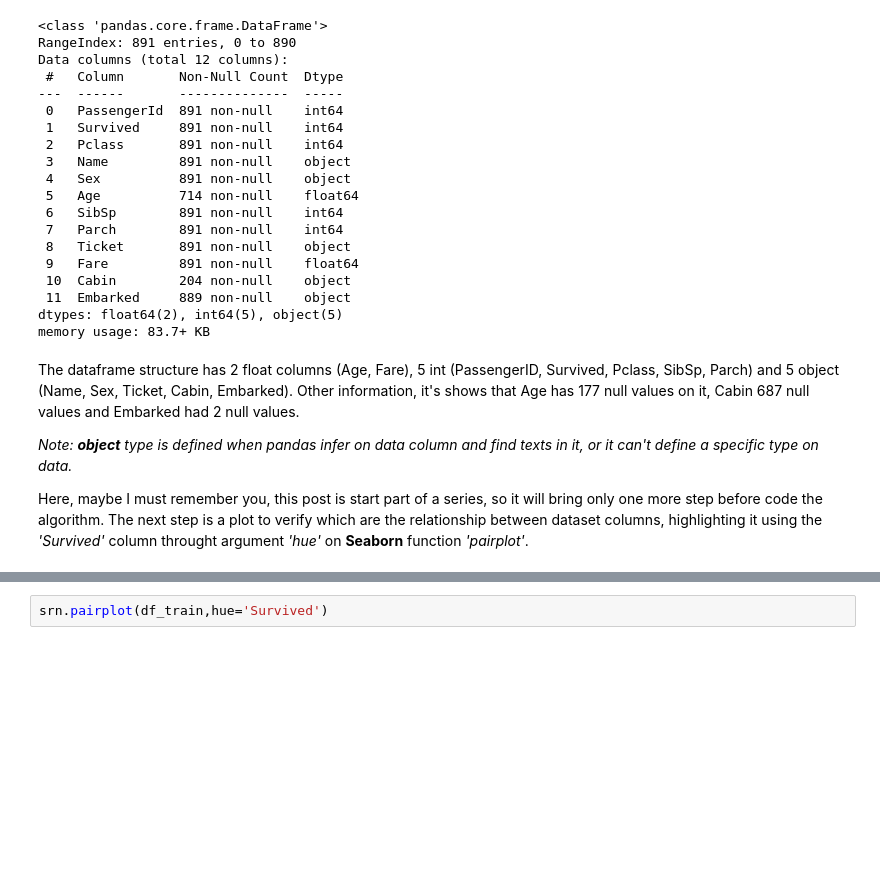
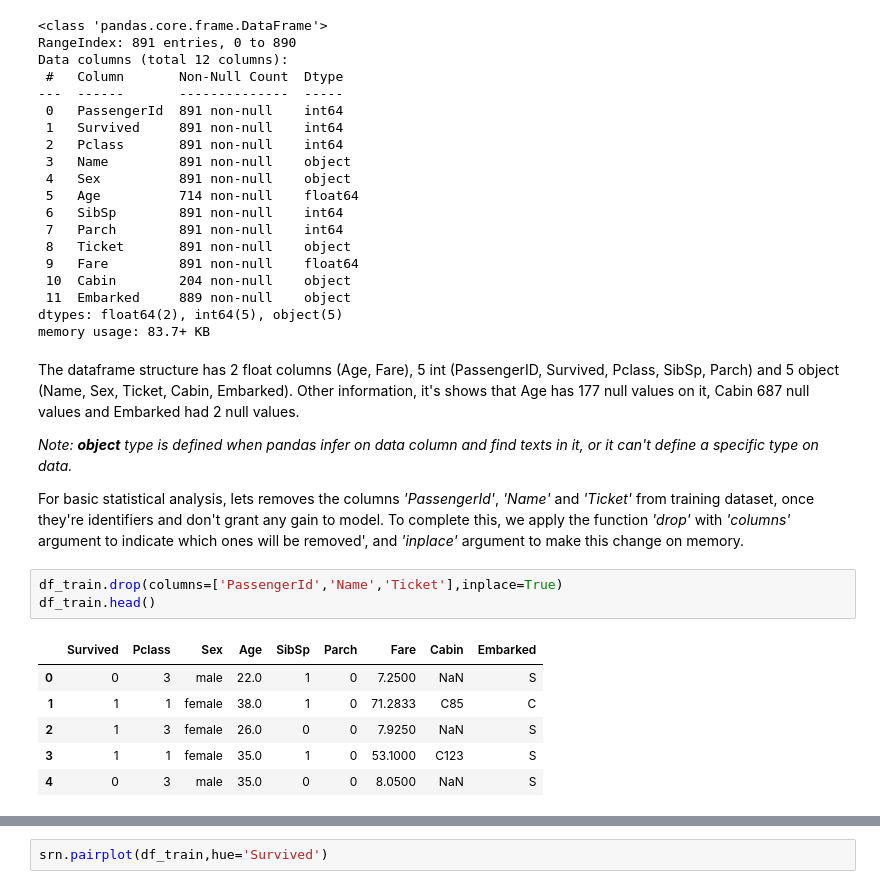
Before and after one commit to DamBarreto/kaggle_titanic, a Jupyter notebook: models/notebooks/kaggle_sub.ipynb, the cells around one changed output, grey strips where cells are left out. Drawn from its saved outputs; the diff is of its cells as text; blank space fills up the shorter version.

```diff
--- a/models/notebooks/kaggle_sub.ipynb
+++ b/models/notebooks/kaggle_sub.ipynb
@@ -113,4 +113,14 @@ The dataframe structure has 2 float columns (Age, Fare), 5 int (PassengerID, Sur
 
 *Note: **object** type is defined when pandas infer on data column and find texts in it, or it can't define a specific type on data.*
 
-Here, maybe I must remember you, this post is start part of a series, so it will bring only one more step before code the algorithm. The next step is a plot to verify which are the relationship between dataset columns, highlighting it using the *'Survived'* column throught argument *'hue'* on **Seaborn** function *'pairplot'*.
+For basic statistical analysis, lets removes the columns *'PassengerId'*, *'Name'* and *'Ticket'* from training dataset, once they're identifiers and don't grant any gain to model. To complete this, we apply the function *'drop'* with *'columns'* argument to indicate which ones will be removed', and *'inplace'* argument to make this change on memory.
+# %%
+df_train.drop(columns=['PassengerId','Name','Ticket'],inplace=True)
+df_train.head()
+# %% [output]
+|  | Survived | Pclass | Sex | Age | SibSp | Parch | Fare | Cabin | Embarked |
+| 0 | 0 | 3 | male | 22.0 | 1 | 0 | 7.2500 | NaN | S |
+| 1 | 1 | 1 | female | 38.0 | 1 | 0 | 71.2833 | C85 | C |
+| 2 | 1 | 3 | female | 26.0 | 0 | 0 | 7.9250 | NaN | S |
+| 3 | 1 | 1 | female | 35.0 | 1 | 0 | 53.1000 | C123 | S |
+| 4 | 0 | 3 | male | 35.0 | 0 | 0 | 8.0500 | NaN | S |
```
Also changed, not shown: parts of 6 cells of this notebook, 1 other file.
